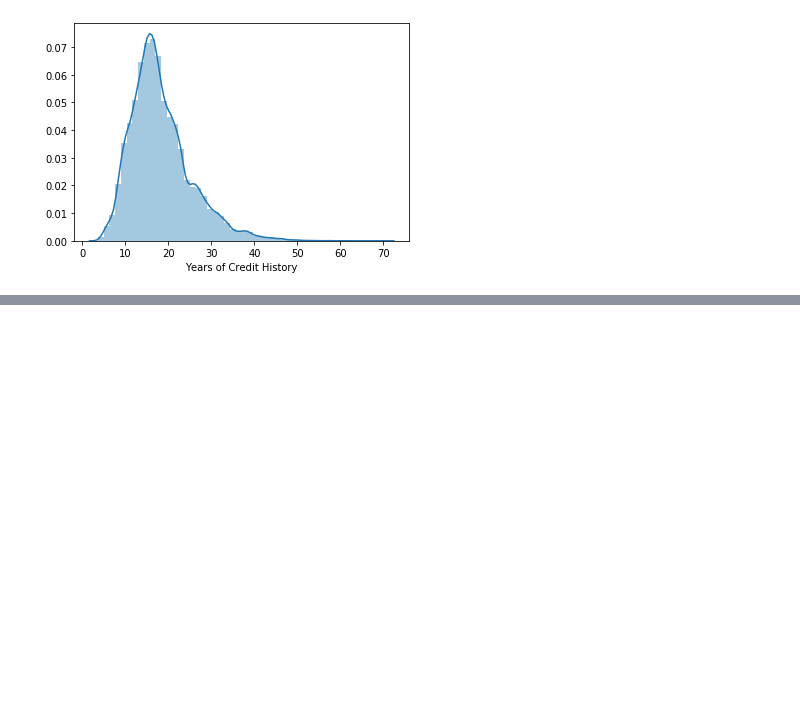
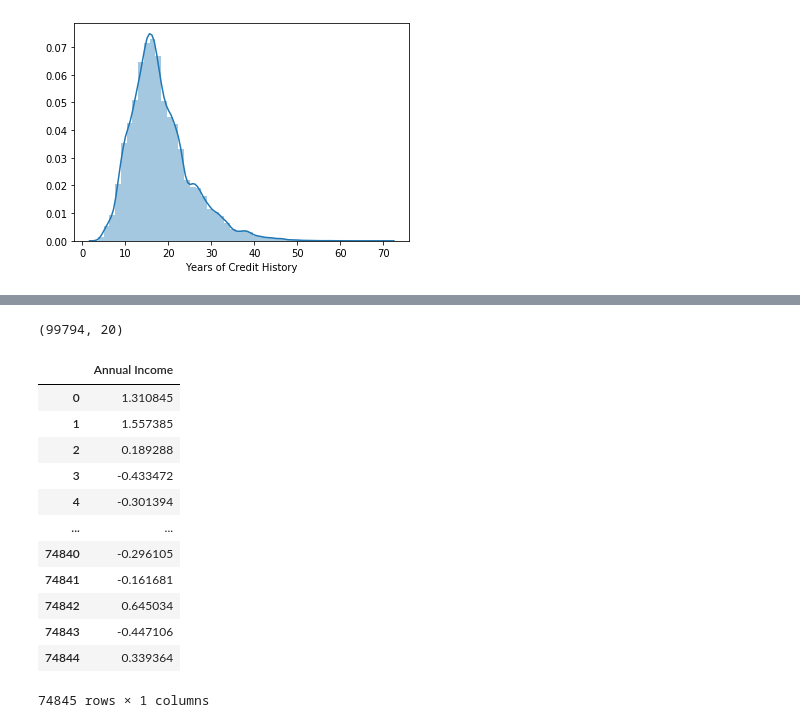
Before and after one commit to binyaz/binyo-lauren-bank-loan-status, a Jupyter notebook: Untitled.ipynb, the cells around one changed output, grey strips where cells are left out. Drawn from its saved outputs; the diff is of its cells as text; code cells hidden in the pictures; blank space fills up the shorter version.

```diff
--- a/Untitled.ipynb
+++ b/Untitled.ipynb
@@ -176 +175,10 @@ train['Years in current job'].value_counts(dropna=False)
 Name: Years in current job, dtype: int64
+# %%
+df = train.dropna()
+# %%
+df.shape
+# %% [output]
+(99794, 20)
+# %%
+X = df.drop(['Loan ID', 'Customer ID', 'Loan Status', 'ych_range'], axis=1)
+y = df['Loan Status']
@@ -176,0 +192,53 @@ Name: Years in current job, dtype: int64
+# %%
+X_train, X_test, y_train, y_test = train_test_split(X, y, random_state = 42, test_size=0.25)
+
+
+cat = []
+con = []
+for i in X_train:
+    if X_train[i].dtype == 'object':
+        cat.append(i)
+    else:
+        con.append(i)
+
+X_train_con = X_train.loc[:, con]
+X_test_con = X_test.loc[:, con]
+
+X_train_cat = X_train.loc[:, cat]
+X_test_cat = X_test.loc[:, cat]
+
+ohe = OneHotEncoder()
+X_train_ohe = ohe.fit_transform(X_train_cat)
+X_test_ohe = ohe.transform(X_test_cat)
+
+columns = ohe.get_feature_names(input_features=X_train_cat.columns)
+cat_train_df = pd.DataFrame(X_train_ohe.todense(), columns=columns)
+cat_test_df = pd.DataFrame(X_test_ohe.todense(), columns=columns)
+
+
+scaler = StandardScaler()
+X_train_con = scaler.fit_transform(X_train_con)
+con_train_df = pd.DataFrame(data = X_train_con,
+                      columns = con)
+X_test_con = scaler.transform(X_test_con)
+con_test_df = pd.DataFrame(data = X_test_con,
+                     columns = con)
+
+X_train = pd.concat([cat_train_df, con_train_df], axis = 1)
+X_test = pd.concat([cat_test_df, con_test_df], axis = 1)
+# %%
+X_train.loc[:,['Annual Income']]
+# %% [output]
+|  | Annual Income |
+| 0 | 1.310845 |
+| 1 | 1.557385 |
+| 2 | 0.189288 |
+| 3 | -0.433472 |
+| 4 | -0.301394 |
+| ... | ... |
+| 74840 | -0.296105 |
+| 74841 | -0.161681 |
+| 74842 | 0.645034 |
+| 74843 | -0.447106 |
+| 74844 | 0.339364 |
+74845 rows × 1 columns
```
Also changed, not shown: parts of 10 cells of this notebook.
